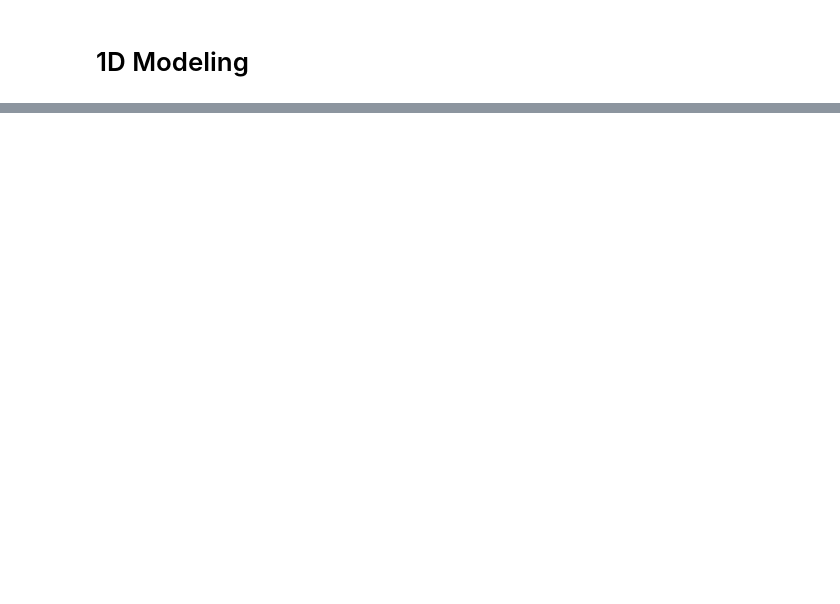
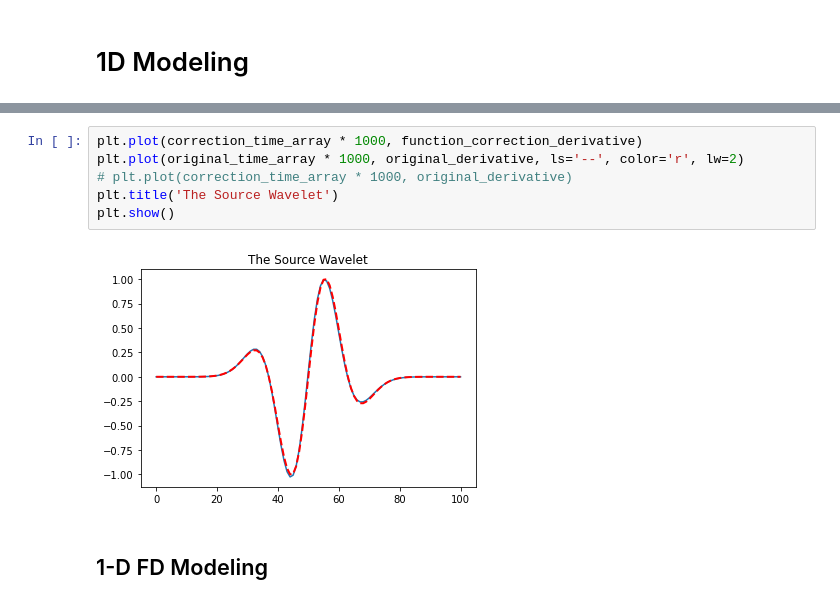
Before and after one commit to WaoBiu/TImeDispersion, a Jupyter notebook: Filter_using .ipynb, the cells around one changed output, grey strips where cells are left out. Cells and saved outputs as stored; diff of their text form; blank space fills up the shorter version.

```diff
--- a/Filter_using .ipynb
+++ b/Filter_using .ipynb
@@ -44,0 +85,10 @@ plt.show()
+# %%
+plt.plot(correction_time_array * 1000, function_correction_derivative)
+plt.plot(original_time_array * 1000, original_derivative, ls='--', color='r', lw=2)
+# plt.plot(correction_time_array * 1000, original_derivative)
+plt.title('The Source Wavelet')
+plt.show()
+# %% [output]
+[figure, added]
+# %% [markdown]
+## 1-D FD Modeling
```
Also changed, not shown: parts of 34 cells of this notebook, 1 other file.
